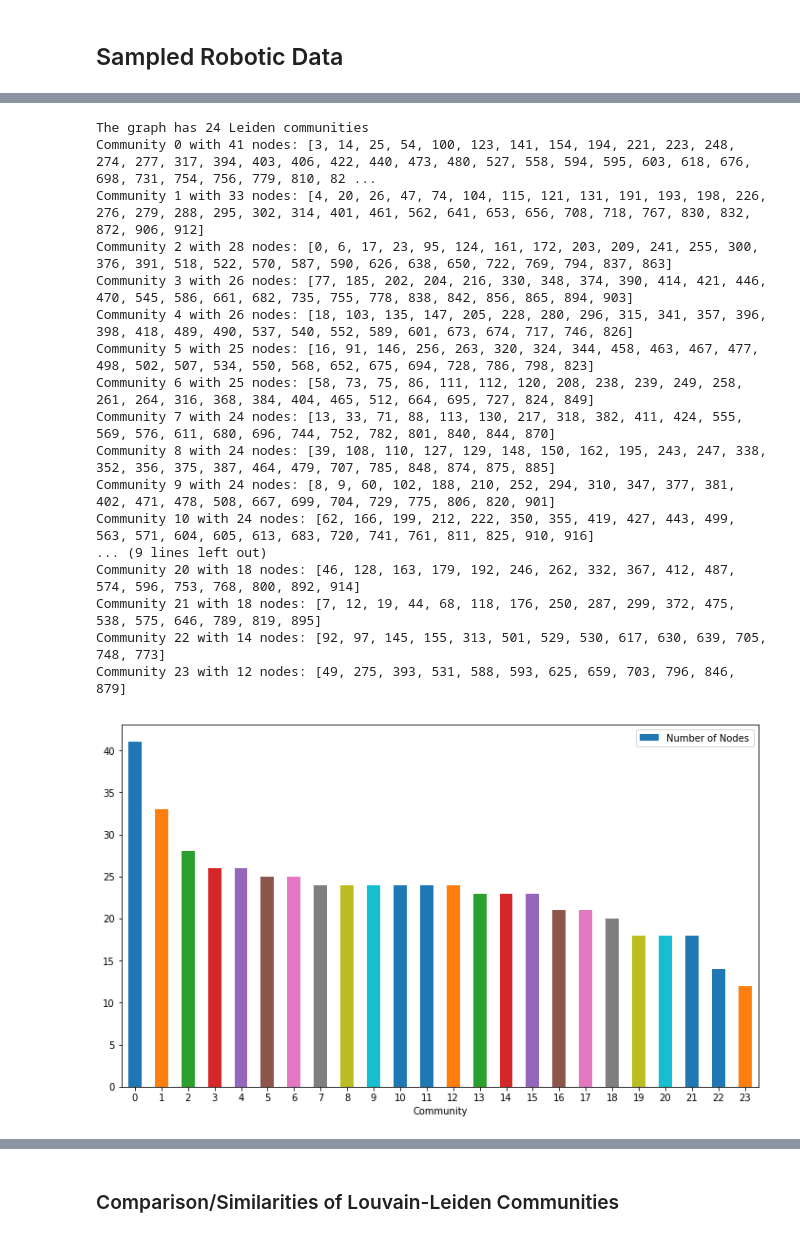
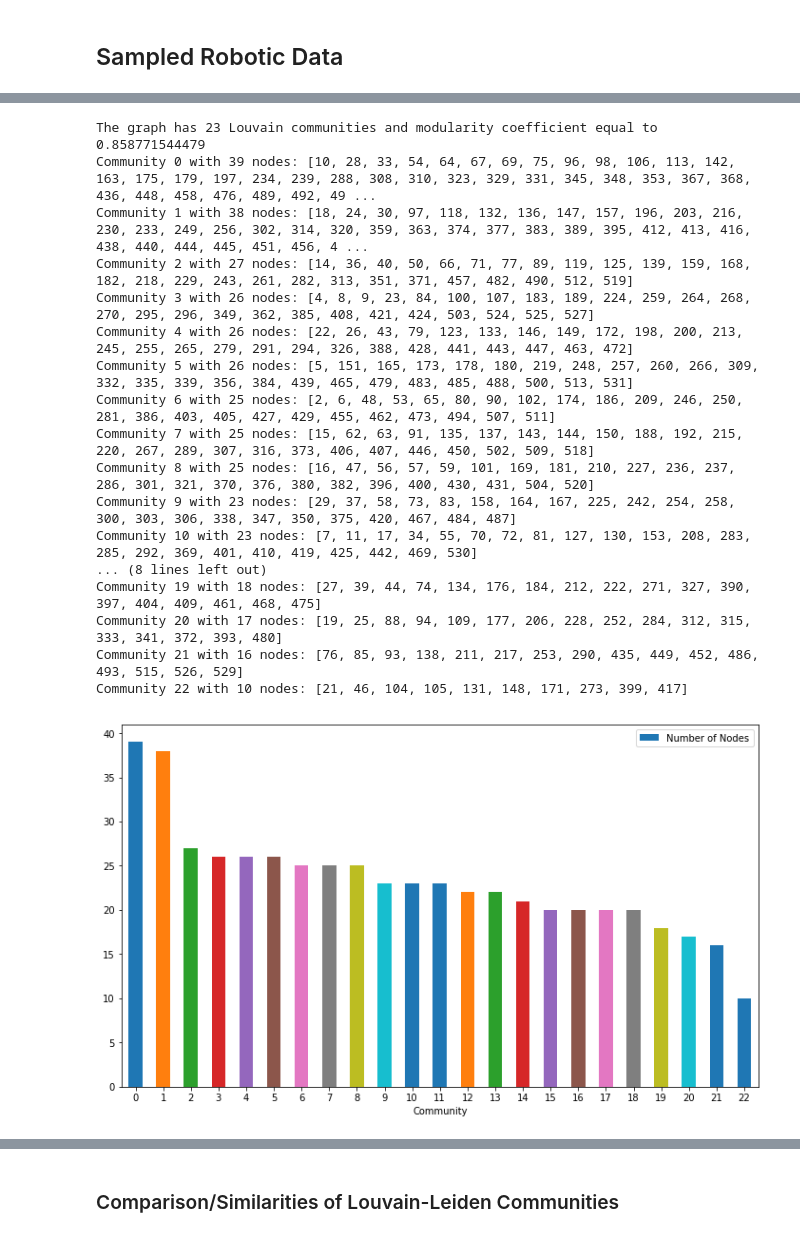
Before and after one commit to mboudour/RobotNets, a Jupyter notebook: Communities.ipynb, the cells around one changed output, grey strips where cells are left out. Saved outputs shown, nothing was run; the diff lists cells and outputs as text; code cells hidden in the pictures.

```diff
--- a/Communities.ipynb
+++ b/Communities.ipynb
@@ -401,7 +414,8 @@ g.es["weight"]=[e[2]['weight'] for e in G.edges(data=True)]
 # g.add_vertices(H.nodes())
 # g.add_edges(H.edges())
 
-partition = leidenalg.find_partition(g, leidenalg.ModularityVertexPartition);
+# partition = leidenalg.find_partition(g, leidenalg.ModularityVertexPartition);
+partition = leidenalg.find_partition(g, leidenalg.ModularityVertexPartition, weights='weight');
 
 # mpart=[]
 # for i in list(partition):
@@ -412,9 +426,18 @@ partition = leidenalg.find_partition(g, leidenalg.ModularityVertexPartition);
 #                 t.append(k)
 #     mpart.append(t)
 
+
 kk=len(list(partition))
-print 'The graph has', kk, 'Leiden communities'
+
 cml=list(partition)
+partd={}
+for i,j in list(enumerate(cml)):
+    for jj in j:
+        partd[jj]=i
+modularity=community.modularity(partd, G, weight='weight')
+print 'The graph has', kk, 'Louvain communities and modularity coefficient equal to', modularity
+
+
 # cml=mpart
 
 cmd={}
@@ -621,7 +648,9 @@ False
 partition = community.best_partition(G)
 
 kk=len(set(partition.values()))
-print 'The graph has', kk, 'Louvain communities'
+modularity=community.modularity(partition, G, weight='weight')
+print 'The graph has', kk, 'Louvain communities and modularity coefficient equal to', modularity
+# print 'The graph has', kk, 'Louvain communities'
 cml=[]
 for j in range(kk):
     cj=[]
@@ -714,56 +743,69 @@ g.add_vertices(H.nodes())
 g.add_edges(H.edges())
 g.es["weight"]=[e[2]['weight'] for e in H.edges(data=True)]
 
-partition = leidenalg.find_partition(g, leidenalg.ModularityVertexPartition);
+# partition = leidenalg.find_partition(g, leidenalg.ModularityVertexPartition);
+partition = leidenalg.find_partition(g, leidenalg.ModularityVertexPartition, weights='weight');
 
 mpart=[]
 for i in list(partition):
     t=[]
     for j in i:
         for k,v in mapping.items():
             if v==j:
                 t.append(k)
     mpart.append(t)
 
 kk=len(list(partition))
-print 'The graph has', kk, 'Leiden communities'
-cml=mpart
+
+cml=list(partition)
+partd={}
+for i,j in list(enumerate(cml)):
+    for jj in j:
+        partd[jj]=i
+# modularity=community.modularity(partd, H, weight='weight')
+print 'The graph has', kk, 'Louvain communities and modularity coefficient equal to', modularity
+
+
+# # cml=mpart
+# kk=len(list(partition))
+# print 'The graph has', kk, 'Leiden communities'
+# cml=mpart
 
 cmd={}
 for j in range(kk):
     cmd[tuple(cml[j])]=len(cml[j])
 cmd
 ocmd=sorted(cmd.iteritems(), key=operator.itemgetter(1), reverse=True)
 eocmd=enumerate(ocmd)
 commsd={}
 leiden_comm_membership={}
 for i in eocmd:
     print 'Community', i[0], 'with', i[1][1], 'nodes:', list(i[1][0])
     commsd[i[0]]=i[1][1]
     ts=list(i[1][0])
     leiden_comm_membership[i[0]]=ts
 
 ddf=pd.DataFrame(commsd.items(), columns=['Community', 'Number of Nodes'])
 ddf.plot.bar(x='Community', y='Number of Nodes', figsize=(12,7),rot=0);
 # %% [output]
-The graph has 24 Leiden communities
-Community 0 with 41 nodes: [3, 14, 25, 54, 100, 123, 141, 154, 194, 221, 223, 248, 274, 277, 317, 394, 403, 406, 422, 440, 473, 480, 527, 558, 594, 595, 603, 618, 676, 698, 731, 754, 756, 779, 810, 82 ...
-Community 1 with 33 nodes: [4, 20, 26, 47, 74, 104, 115, 121, 131, 191, 193, 198, 226, 276, 279, 288, 295, 302, 314, 401, 461, 562, 641, 653, 656, 708, 718, 767, 830, 832, 872, 906, 912]
-Community 2 with 28 nodes: [0, 6, 17, 23, 95, 124, 161, 172, 203, 209, 241, 255, 300, 376, 391, 518, 522, 570, 587, 590, 626, 638, 650, 722, 769, 794, 837, 863]
-Community 3 with 26 nodes: [77, 185, 202, 204, 216, 330, 348, 374, 390, 414, 421, 446, 470, 545, 586, 661, 682, 735, 755, 778, 838, 842, 856, 865, 894, 903]
-Community 4 with 26 nodes: [18, 103, 135, 147, 205, 228, 280, 296, 315, 341, 357, 396, 398, 418, 489, 490, 537, 540, 552, 589, 601, 673, 674, 717, 746, 826]
-Community 5 with 25 nodes: [16, 91, 146, 256, 263, 320, 324, 344, 458, 463, 467, 477, 498, 502, 507, 534, 550, 568, 652, 675, 694, 728, 786, 798, 823]
-Community 6 with 25 nodes: [58, 73, 75, 86, 111, 112, 120, 208, 238, 239, 249, 258, 261, 264, 316, 368, 384, 404, 465, 512, 664, 695, 727, 824, 849]
-Community 7 with 24 nodes: [13, 33, 71, 88, 113, 130, 217, 318, 382, 411, 424, 555, 569, 576, 611, 680, 696, 744, 752, 782, 801, 840, 844, 870]
-Community 8 with 24 nodes: [39, 108, 110, 127, 129, 148, 150, 162, 195, 243, 247, 338, 352, 356, 375, 387, 464, 479, 707, 785, 848, 874, 875, 885]
-Community 9 with 24 nodes: [8, 9, 60, 102, 188, 210, 252, 294, 310, 347, 377, 381, 402, 471, 478, 508, 667, 699, 704, 729, 775, 806, 820, 901]
-Community 10 with 24 nodes: [62, 166, 199, 212, 222, 350, 355, 419, 427, 443, 499, 563, 571, 604, 605, 613, 683, 720, 741, 761, 811, 825, 910, 916]
-... (9 lines left out)
-Community 20 with 18 nodes: [46, 128, 163, 179, 192, 246, 262, 332, 367, 412, 487, 574, 596, 753, 768, 800, 892, 914]
-Community 21 with 18 nodes: [7, 12, 19, 44, 68, 118, 176, 250, 287, 299, 372, 475, 538, 575, 646, 789, 819, 895]
-Community 22 with 14 nodes: [92, 97, 145, 155, 313, 501, 529, 530, 617, 630, 639, 705, 748, 773]
-Community 23 with 12 nodes: [49, 275, 393, 531, 588, 593, 625, 659, 703, 796, 846, 879]
+The graph has 23 Louvain communities and modularity coefficient equal to 0.858771544479
+Community 0 with 39 nodes: [10, 28, 33, 54, 64, 67, 69, 75, 96, 98, 106, 113, 142, 163, 175, 179, 197, 234, 239, 288, 308, 310, 323, 329, 331, 345, 348, 353, 367, 368, 436, 448, 458, 476, 489, 492, 49 ...
+Community 1 with 38 nodes: [18, 24, 30, 97, 118, 132, 136, 147, 157, 196, 203, 216, 230, 233, 249, 256, 302, 314, 320, 359, 363, 374, 377, 383, 389, 395, 412, 413, 416, 438, 440, 444, 445, 451, 456, 4 ...
+Community 2 with 27 nodes: [14, 36, 40, 50, 66, 71, 77, 89, 119, 125, 139, 159, 168, 182, 218, 229, 243, 261, 282, 313, 351, 371, 457, 482, 490, 512, 519]
+Community 3 with 26 nodes: [4, 8, 9, 23, 84, 100, 107, 183, 189, 224, 259, 264, 268, 270, 295, 296, 349, 362, 385, 408, 421, 424, 503, 524, 525, 527]
+Community 4 with 26 nodes: [22, 26, 43, 79, 123, 133, 146, 149, 172, 198, 200, 213, 245, 255, 265, 279, 291, 294, 326, 388, 428, 441, 443, 447, 463, 472]
+Community 5 with 26 nodes: [5, 151, 165, 173, 178, 180, 219, 248, 257, 260, 266, 309, 332, 335, 339, 356, 384, 439, 465, 479, 483, 485, 488, 500, 513, 531]
+Community 6 with 25 nodes: [2, 6, 48, 53, 65, 80, 90, 102, 174, 186, 209, 246, 250, 281, 386, 403, 405, 427, 429, 455, 462, 473, 494, 507, 511]
+Community 7 with 25 nodes: [15, 62, 63, 91, 135, 137, 143, 144, 150, 188, 192, 215, 220, 267, 289, 307, 316, 373, 406, 407, 446, 450, 502, 509, 518]
+Community 8 with 25 nodes: [16, 47, 56, 57, 59, 101, 169, 181, 210, 227, 236, 237, 286, 301, 321, 370, 376, 380, 382, 396, 400, 430, 431, 504, 520]
+Community 9 with 23 nodes: [29, 37, 58, 73, 83, 158, 164, 167, 225, 242, 254, 258, 300, 303, 306, 338, 347, 350, 375, 420, 467, 484, 487]
+Community 10 with 23 nodes: [7, 11, 17, 34, 55, 70, 72, 81, 127, 130, 153, 208, 283, 285, 292, 369, 401, 410, 419, 425, 442, 469, 530]
+... (8 lines left out)
+Community 19 with 18 nodes: [27, 39, 44, 74, 134, 176, 184, 212, 222, 271, 327, 390, 397, 404, 409, 461, 468, 475]
+Community 20 with 17 nodes: [19, 25, 88, 94, 109, 177, 206, 228, 252, 284, 312, 315, 333, 341, 372, 393, 480]
+Community 21 with 16 nodes: [76, 85, 93, 138, 211, 217, 253, 290, 435, 449, 452, 486, 493, 515, 526, 529]
+Community 22 with 10 nodes: [21, 46, 104, 105, 131, 148, 171, 273, 399, 417]
-[figure, old version]
+[figure, new version]
 # %%
 partd={}
 for i,j in list(enumerate(cml)):
```
Also changed, not shown: parts of 14 cells of this notebook.
